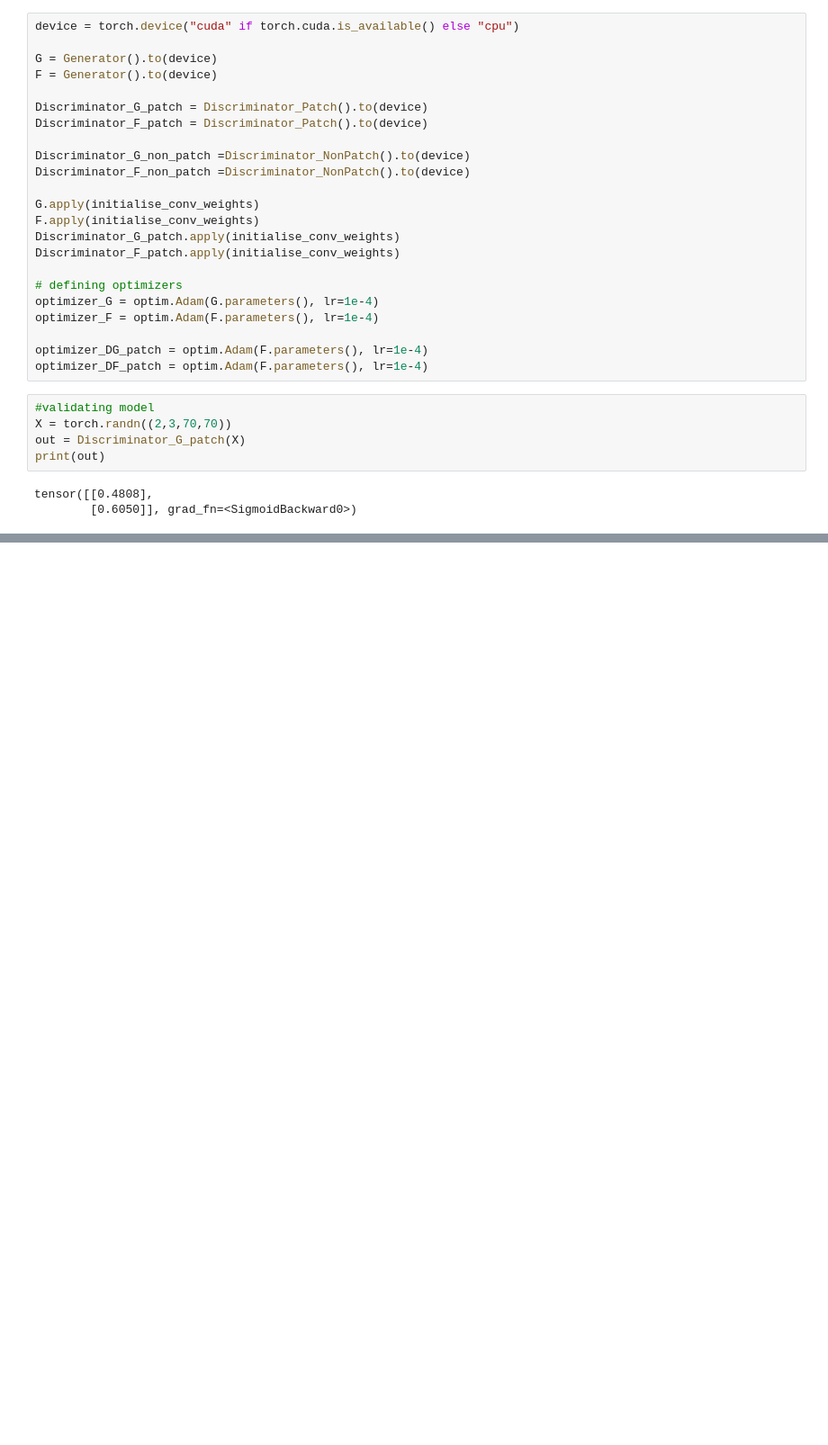
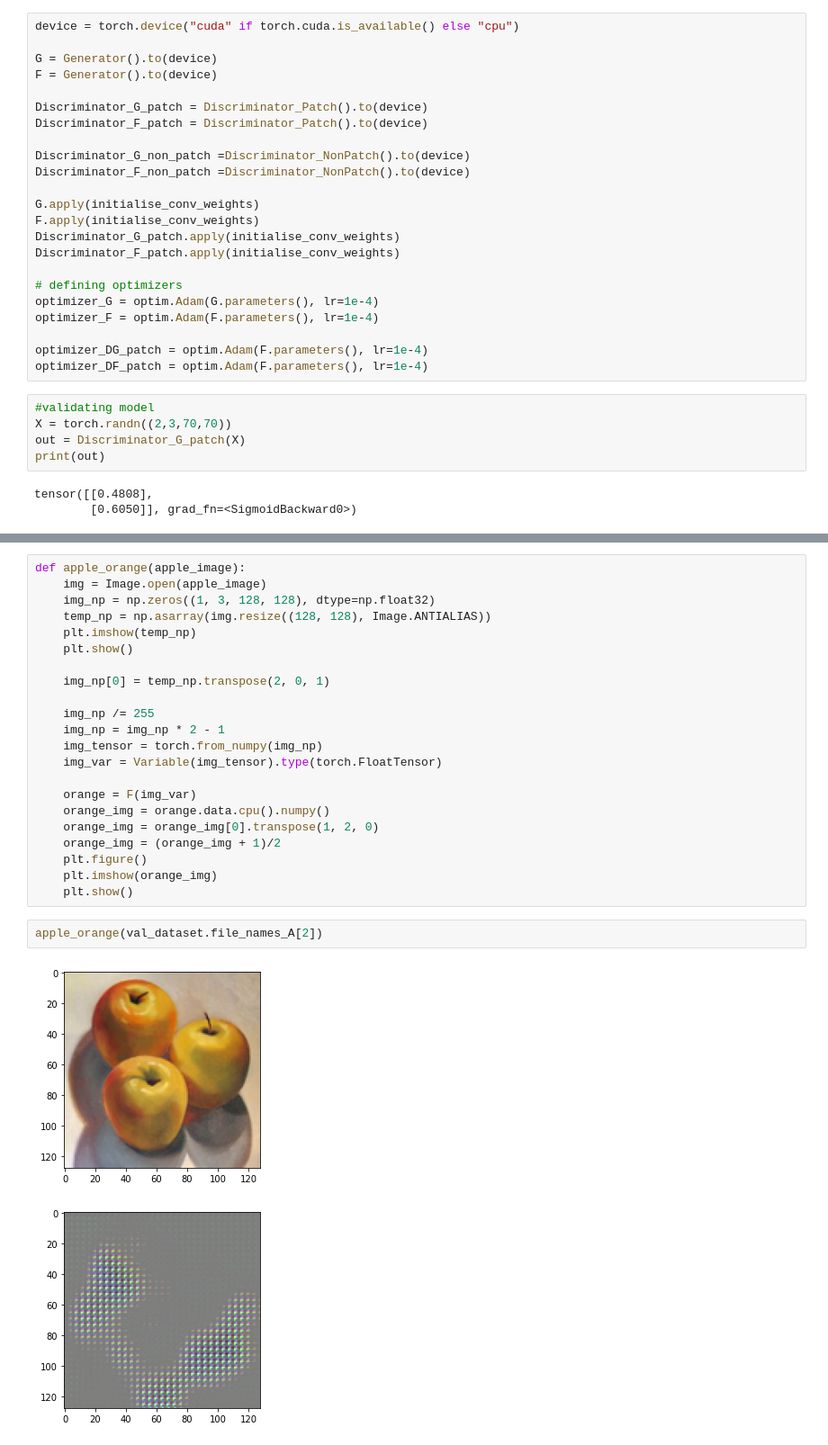
Before and after one commit to Suraj520/data-science, a Jupyter notebook: 02-deep-learning/40-cycle-gan/notebook.ipynb, the cells around one changed output, grey strips where cells are left out. Shown at 90% size. Cells and saved outputs as stored; diff of their text form; blank space fills up the shorter version.

```diff
--- a/02-deep-learning/40-cycle-gan/notebook.ipynb
+++ b/02-deep-learning/40-cycle-gan/notebook.ipynb
@@ -656,0 +703,27 @@ Epoch - 0/10, Step-10, Discriminator G loss - 0.5699820518493652, Generator G lo
+# %%
+def apple_orange(apple_image):
+    img = Image.open(apple_image)
+    img_np = np.zeros((1, 3, 128, 128), dtype=np.float32)
+    temp_np = np.asarray(img.resize((128, 128), Image.ANTIALIAS))
+    plt.imshow(temp_np)
+    plt.show()
+
+    img_np[0] = temp_np.transpose(2, 0, 1)
+
+    img_np /= 255
+    img_np = img_np * 2 - 1
+    img_tensor = torch.from_numpy(img_np)
+    img_var = Variable(img_tensor).type(torch.FloatTensor)
+
+    orange = F(img_var)
+    orange_img = orange.data.cpu().numpy()
+    orange_img = orange_img[0].transpose(1, 2, 0)
+    orange_img = (orange_img + 1)/2
+    plt.figure()
+    plt.imshow(orange_img)
+    plt.show()
+# %%
+apple_orange(val_dataset.file_names_A[2])
+# %% [output]
+[figure, added]
+[figure, added]
```
Also changed, not shown: parts of 4 cells of this notebook.
